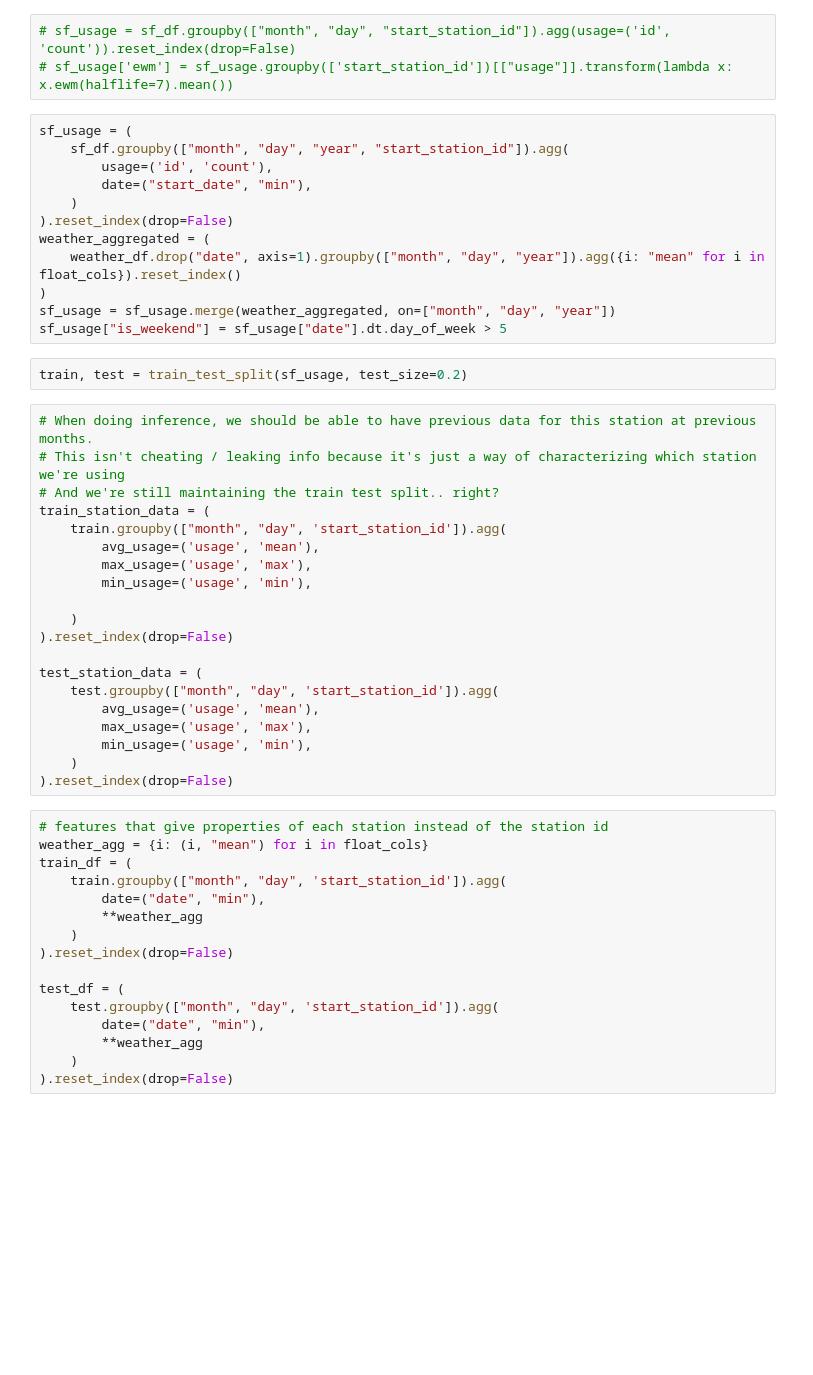
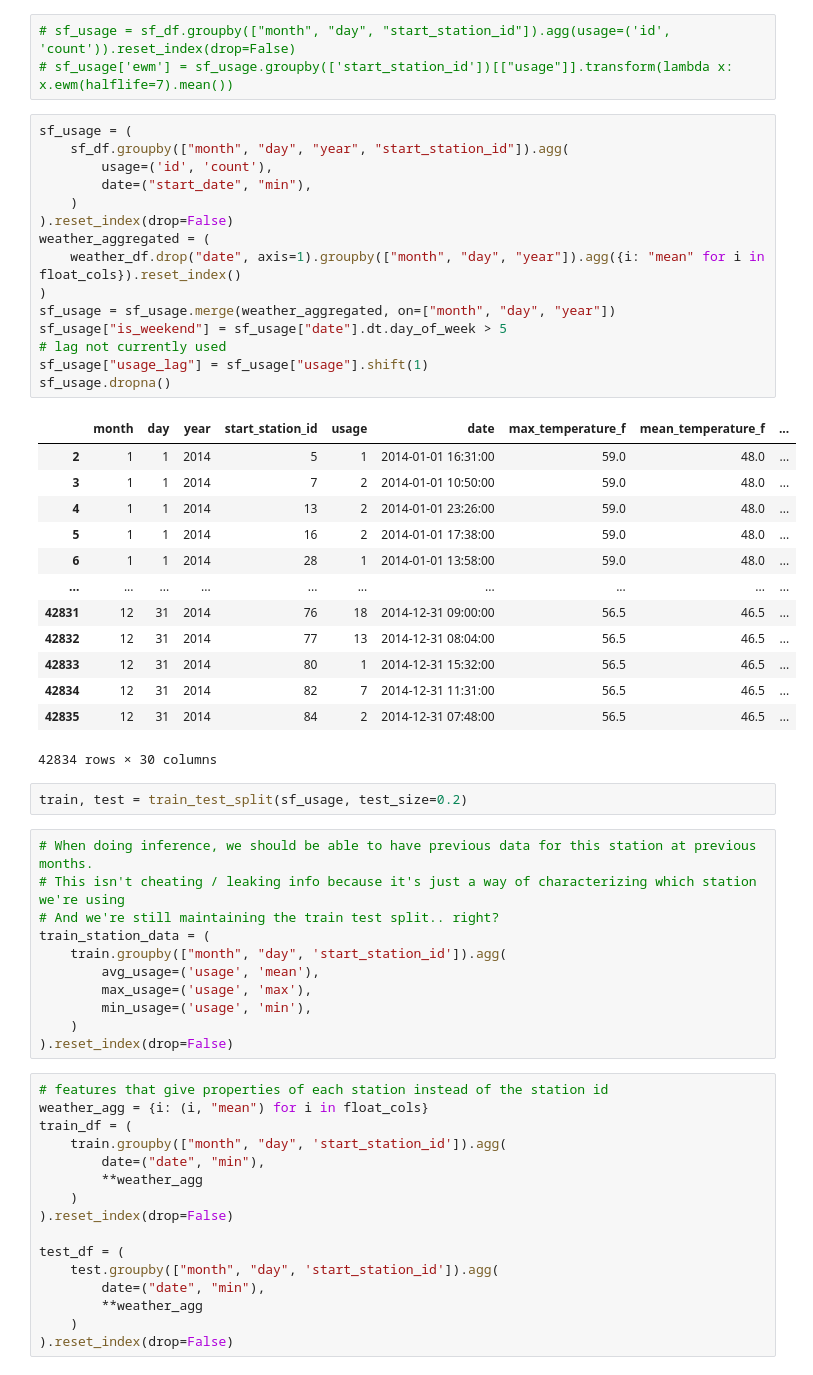
Before and after one commit to kchian/City-Biking, a Jupyter notebook: SF_ML.ipynb, the cells around one changed output. Saved outputs shown, nothing was run; the diff lists cells and outputs as text; blank space fills up the shorter version.

```diff
--- a/SF_ML.ipynb
+++ b/SF_ML.ipynb
@@ -121,15 +121,32 @@ weather_df = weather_df.dropna()
 # %%
 sf_usage = (
     sf_df.groupby(["month", "day", "year", "start_station_id"]).agg(
         usage=('id', 'count'),
         date=("start_date", "min"),
     )
 ).reset_index(drop=False)
 weather_aggregated = (
     weather_df.drop("date", axis=1).groupby(["month", "day", "year"]).agg({i: "mean" for i in float_cols}).reset_index()
 )
 sf_usage = sf_usage.merge(weather_aggregated, on=["month", "day", "year"])
 sf_usage["is_weekend"] = sf_usage["date"].dt.day_of_week > 5
+# lag not currently used
+sf_usage["usage_lag"] = sf_usage["usage"].shift(1)
+sf_usage.dropna()
+# %% [output]
+|  | month | day | year | start_station_id | usage | date | max_temperature_f | mean_temperature_f | ... |
+| 2 | 1 | 1 | 2014 | 5 | 1 | 2014-01-01 16:31:00 | 59.0 | 48.0 | ... |
+| 3 | 1 | 1 | 2014 | 7 | 2 | 2014-01-01 10:50:00 | 59.0 | 48.0 | ... |
+| 4 | 1 | 1 | 2014 | 13 | 2 | 2014-01-01 23:26:00 | 59.0 | 48.0 | ... |
+| 5 | 1 | 1 | 2014 | 16 | 2 | 2014-01-01 17:38:00 | 59.0 | 48.0 | ... |
+| 6 | 1 | 1 | 2014 | 28 | 1 | 2014-01-01 13:58:00 | 59.0 | 48.0 | ... |
+| ... | ... | ... | ... | ... | ... | ... | ... | ... | ... |
+| 42831 | 12 | 31 | 2014 | 76 | 18 | 2014-12-31 09:00:00 | 56.5 | 46.5 | ... |
+| 42832 | 12 | 31 | 2014 | 77 | 13 | 2014-12-31 08:04:00 | 56.5 | 46.5 | ... |
+| 42833 | 12 | 31 | 2014 | 80 | 1 | 2014-12-31 15:32:00 | 56.5 | 46.5 | ... |
+| 42834 | 12 | 31 | 2014 | 82 | 7 | 2014-12-31 11:31:00 | 56.5 | 46.5 | ... |
+| 42835 | 12 | 31 | 2014 | 84 | 2 | 2014-12-31 07:48:00 | 56.5 | 46.5 | ... |
+42834 rows × 30 columns
 # %%
 train, test = train_test_split(sf_usage, test_size=0.2)
 # %%
@@ -141,17 +158,8 @@ train_station_data = (
         avg_usage=('usage', 'mean'),
         max_usage=('usage', 'max'),
         min_usage=('usage', 'min'),
-
     )
 ).reset_index(drop=False)
-
-test_station_data = (
-    test.groupby(["month", "day", 'start_station_id']).agg(
-        avg_usage=('usage', 'mean'),
-        max_usage=('usage', 'max'),
-        min_usage=('usage', 'min'),
-    )
-).reset_index(drop=False)
 # %%
 # features that give properties of each station instead of the station id
 weather_agg = {i: (i, "mean") for i in float_cols}
```
Also changed, not shown: parts of 3 cells of this notebook.
